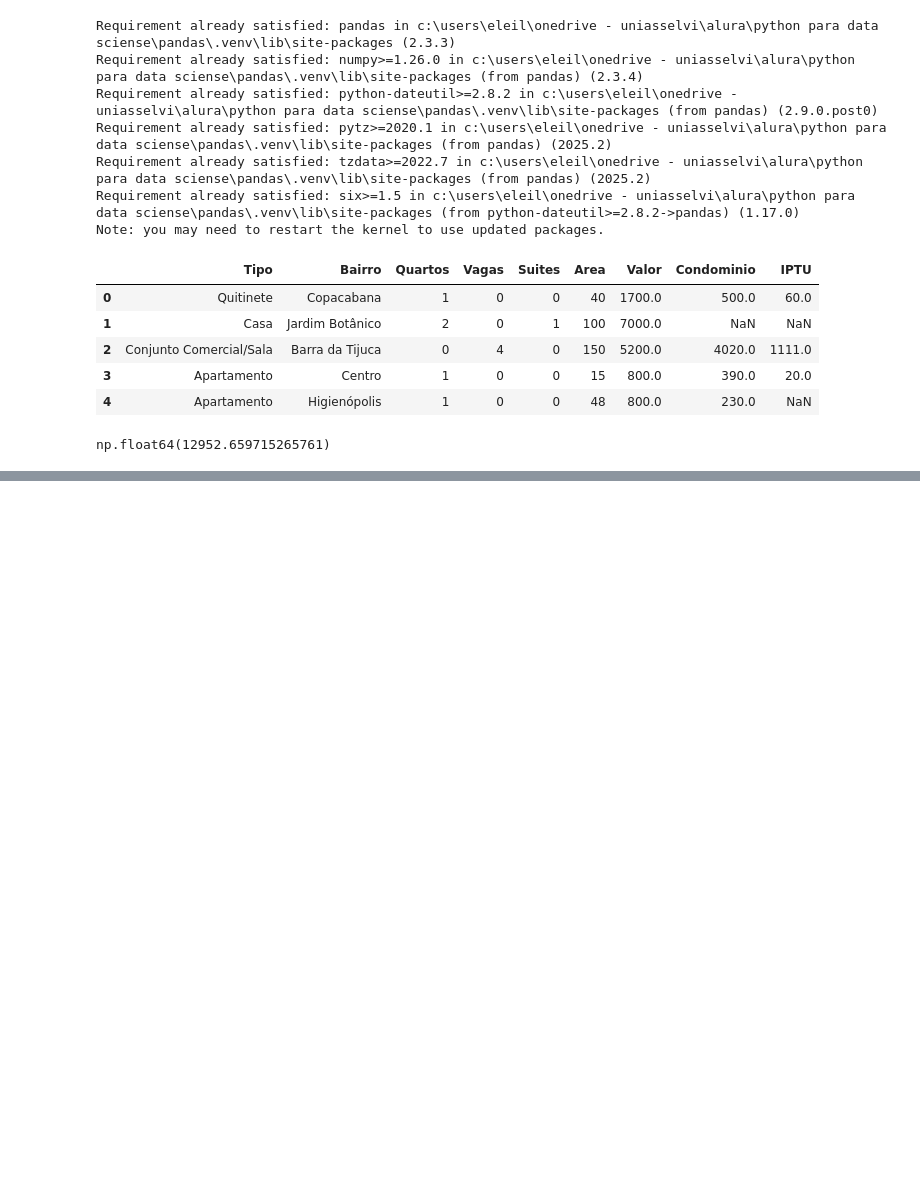
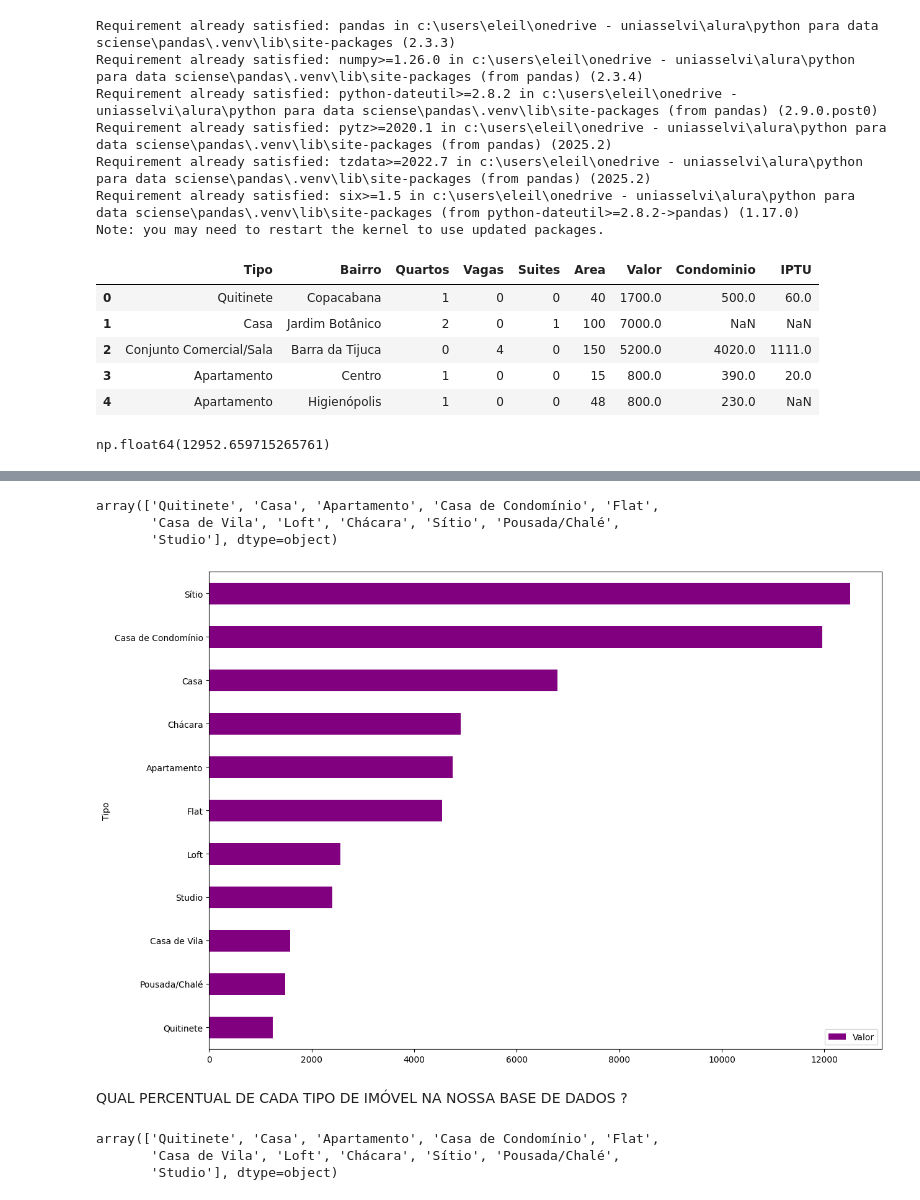
Before and after one commit to Iltonns/Estudo-e-Projetos-Alura, a Jupyter notebook: Python para Data Sciense/Pandas/analise_exploratorio.ipynb, the cells around one changed output, grey strips where cells are left out. Saved outputs shown, nothing was run; the diff lists cells and outputs as text; code cells hidden in the pictures; blank space fills up the shorter version.

```diff
--- a/Python para Data Sciense/Pandas/analise_exploratorio.ipynb
+++ b/Python para Data Sciense/Pandas/analise_exploratorio.ipynb
@@ -39,0 +153,4 @@ df_tipo_valor.plot.bar()
+# %%
+# Filtrando os dados para incluir apenas os imóveis residenciais
+df = dados.query("@moveis_comerciais not in Tipo")
+df.head()
@@ -39,0 +164,22 @@ df_tipo_valor.plot.bar()
+# %%
+# Visualizando os tipos de imóveis residenciais
+df.Tipo.unique()
+# %% [output]
+array(['Quitinete', 'Casa', 'Apartamento', 'Casa de Condomínio', 'Flat',
+       'Casa de Vila', 'Loft', 'Chácara', 'Sítio', 'Pousada/Chalé',
+       'Studio'], dtype=object)
+# %%
+# Gráfico de barras horizontais da mediana de valor por tipo de imóvel agrupado do maior para o menor
+df_preco_tipo = df.groupby("Tipo")[["Valor"]].mean().sort_values('Valor')
+df_preco_tipo.plot(kind = "barh", figsize = (14,10), color = "purple");
+# %% [output]
+[figure, added]
+# %% [markdown]
+QUAL PERCENTUAL DE CADA TIPO DE IMÓVEL NA NOSSA BASE DE DADOS ?
+# %%
+# Trazendo os tipos de imóveis residenciais
+df.Tipo.unique()
+# %% [output]
+array(['Quitinete', 'Casa', 'Apartamento', 'Casa de Condomínio', 'Flat',
+       'Casa de Vila', 'Loft', 'Chácara', 'Sítio', 'Pousada/Chalé',
+       'Studio'], dtype=object)
```
Also changed, not shown: parts of 15 cells of this notebook, 1 other file.
